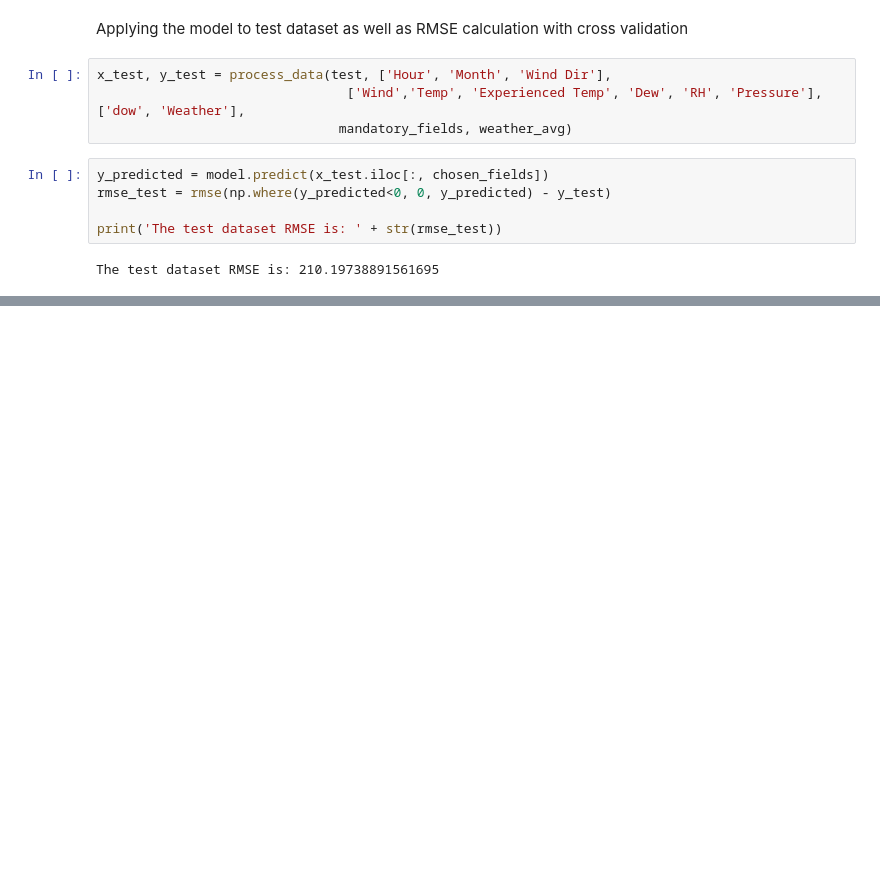
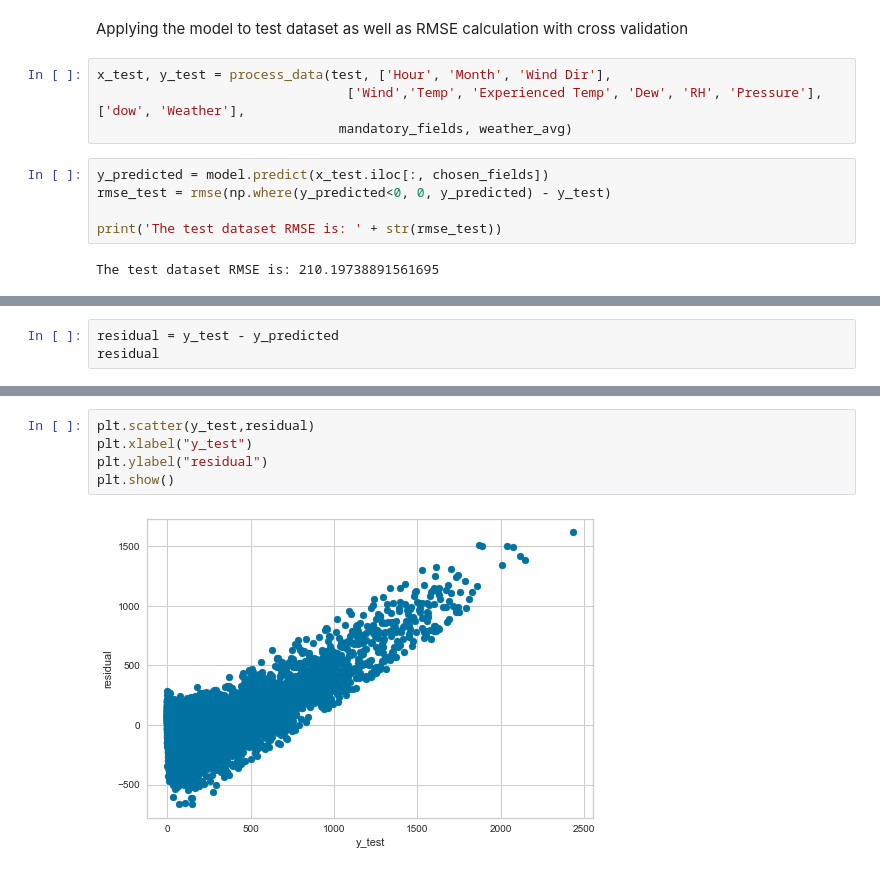
Before and after one commit to rickl4/bikeshare_project, a Jupyter notebook: stage3/modelling.ipynb, the cells around one changed output, grey strips where cells are left out. Drawn from its saved outputs; the diff is of its cells as text; blank space fills up the shorter version.

Commit message:
Residual Plot

```diff
--- a/stage3/modelling.ipynb
+++ b/stage3/modelling.ipynb
@@ -544,0 +549,3 @@ The test dataset RMSE is: 210.19738891561695
+# %%
+residual = y_test - y_predicted
+residual
@@ -544,0 +565,7 @@ The test dataset RMSE is: 210.19738891561695
+# %%
+plt.scatter(y_test,residual)
+plt.xlabel("y_test")
+plt.ylabel("residual")
+plt.show()
+# %% [output]
+[figure, added]
```
Also changed, not shown: parts of 14 cells of this notebook.
